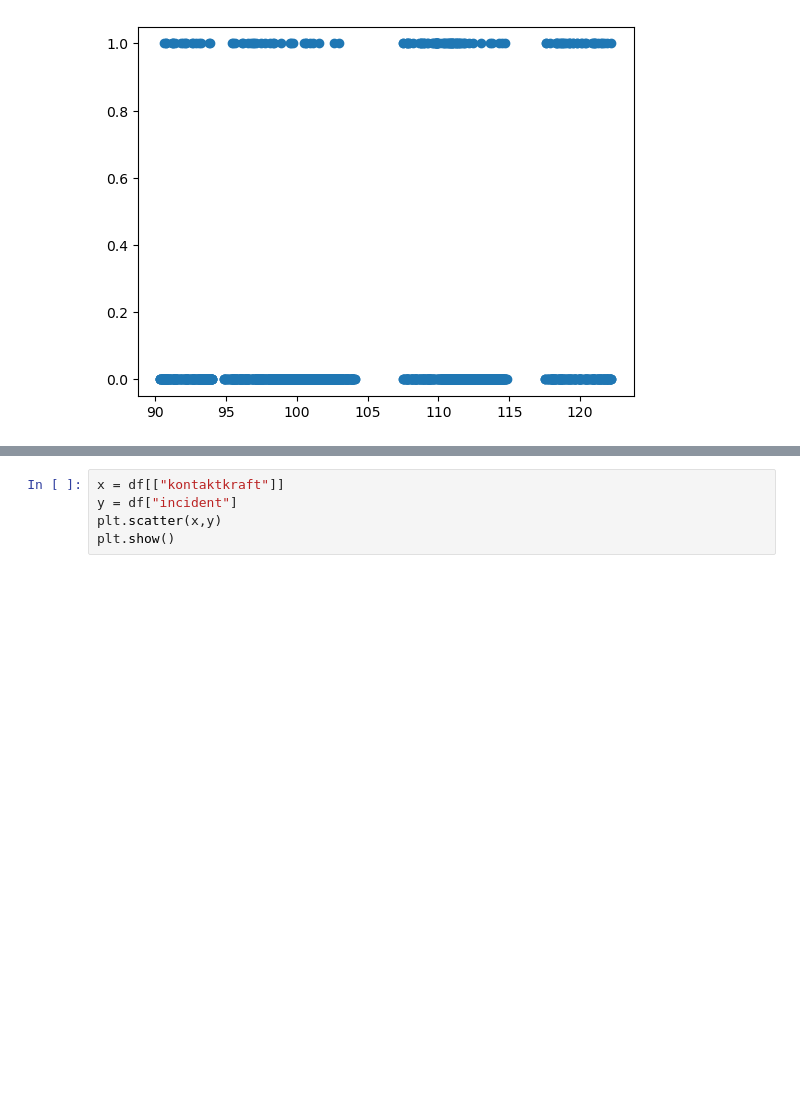
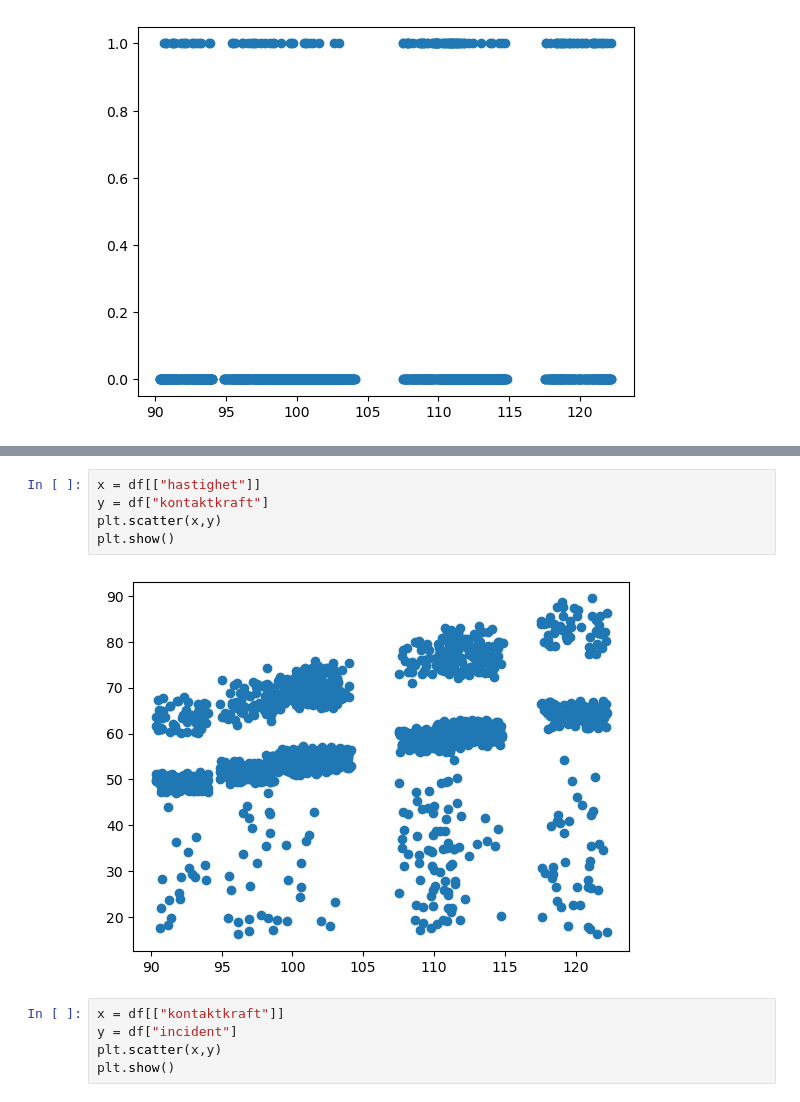
Before and after one commit to mengtsian/Qian-, a Jupyter notebook: Eltog.ipynb, the cells around one changed output, grey strips where cells are left out. Drawn from its saved outputs; the diff is of its cells as text; blank space fills up the shorter version.

```diff
--- a/Eltog.ipynb
+++ b/Eltog.ipynb
@@ -68,3 +84,10 @@ plt.show()
+# %%
+x = df[["hastighet"]]
+y = df["kontaktkraft"]
+plt.scatter(x,y)
+plt.show()
+# %% [output]
+[figure, added]
 # %%
 x = df[["kontaktkraft"]]
 y = df["incident"]
```
Also changed, not shown: parts of 11 cells of this notebook.
